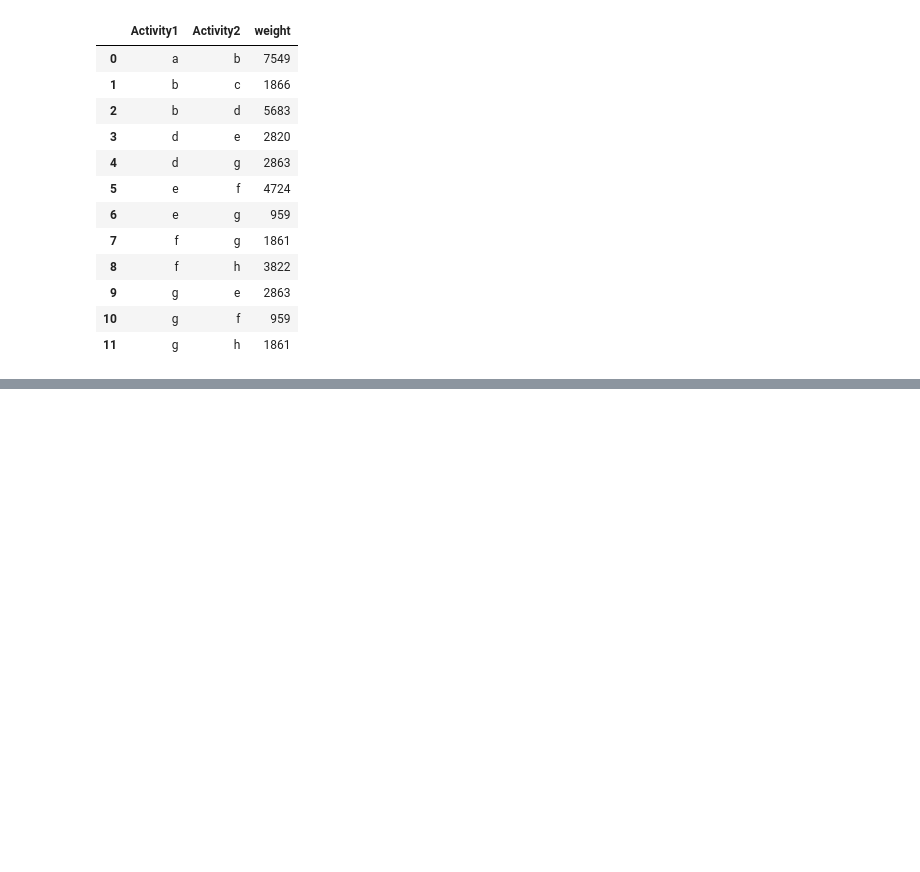
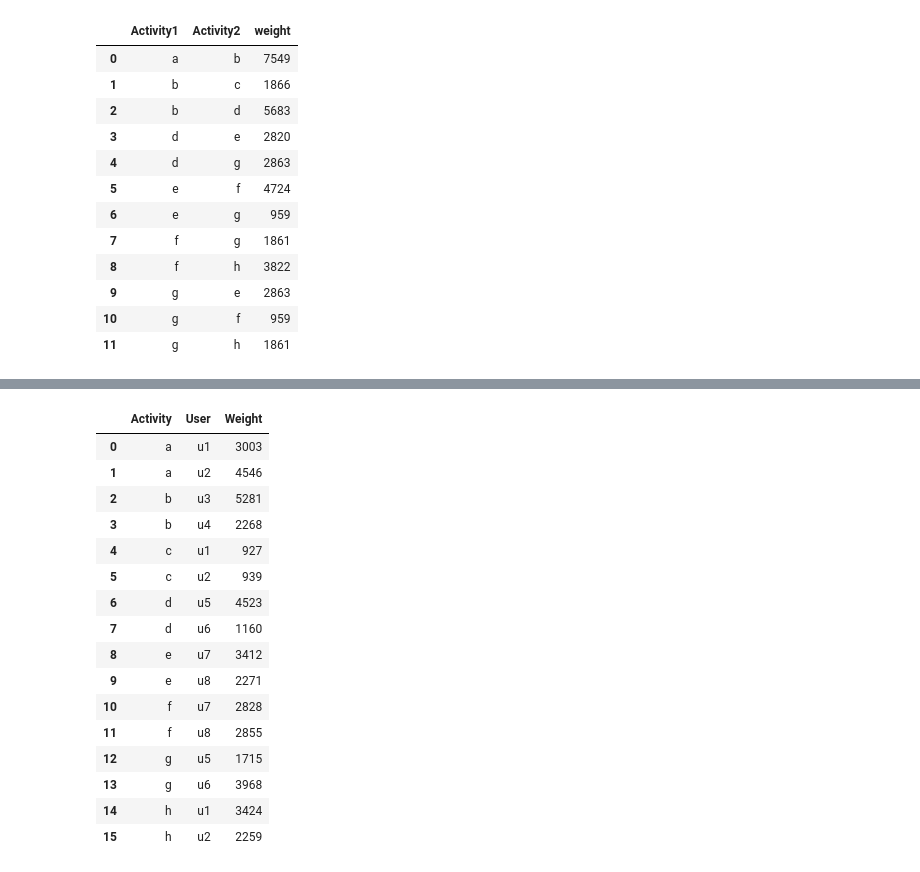
Before and after one commit to nkwachiabel/Process-Mining-A-Primer, a Jupyter notebook: Process Mining 2.ipynb, the cells around one changed output, grey strips where cells are left out. Drawn from its saved outputs; the diff is of its cells as text; code cells hidden in the pictures; blank space fills up the shorter version.

```diff
--- a/Process Mining 2.ipynb
+++ b/Process Mining 2.ipynb
@@ -507,0 +589,25 @@ H.render('newcountsort2', view=True)
+# %%
+# Individual activities per user
+iapu = df.copy()
+iapu = iapu[['Activity','User']]
+iapu = iapu.groupby(['Activity','User']).size()
+iapu = iapu.to_frame(name='Weight').reset_index()
+iapu
+# %% [output]
+|  | Activity | User | Weight |
+| 0 | a | u1 | 3003 |
+| 1 | a | u2 | 4546 |
+| 2 | b | u3 | 5281 |
+| 3 | b | u4 | 2268 |
+| 4 | c | u1 | 927 |
+| 5 | c | u2 | 939 |
+| 6 | d | u5 | 4523 |
+| 7 | d | u6 | 1160 |
+| 8 | e | u7 | 3412 |
+| 9 | e | u8 | 2271 |
+| 10 | f | u7 | 2828 |
+| 11 | f | u8 | 2855 |
+| 12 | g | u5 | 1715 |
+| 13 | g | u6 | 3968 |
+| 14 | h | u1 | 3424 |
+| 15 | h | u2 | 2259 |
```
Also changed, not shown: parts of 8 cells of this notebook.
